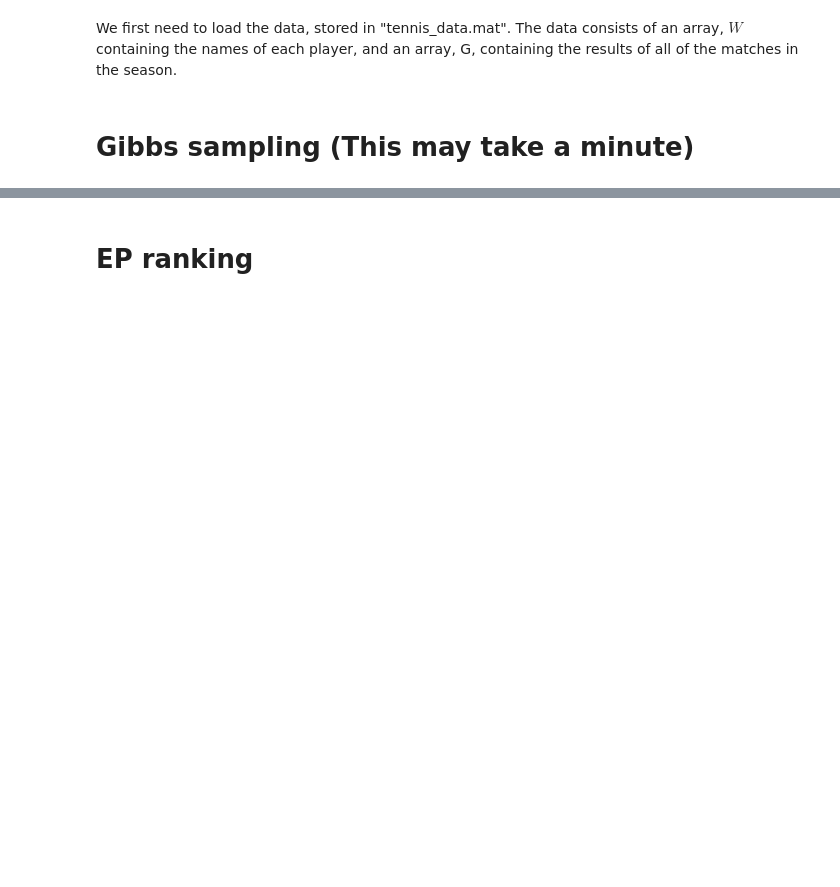
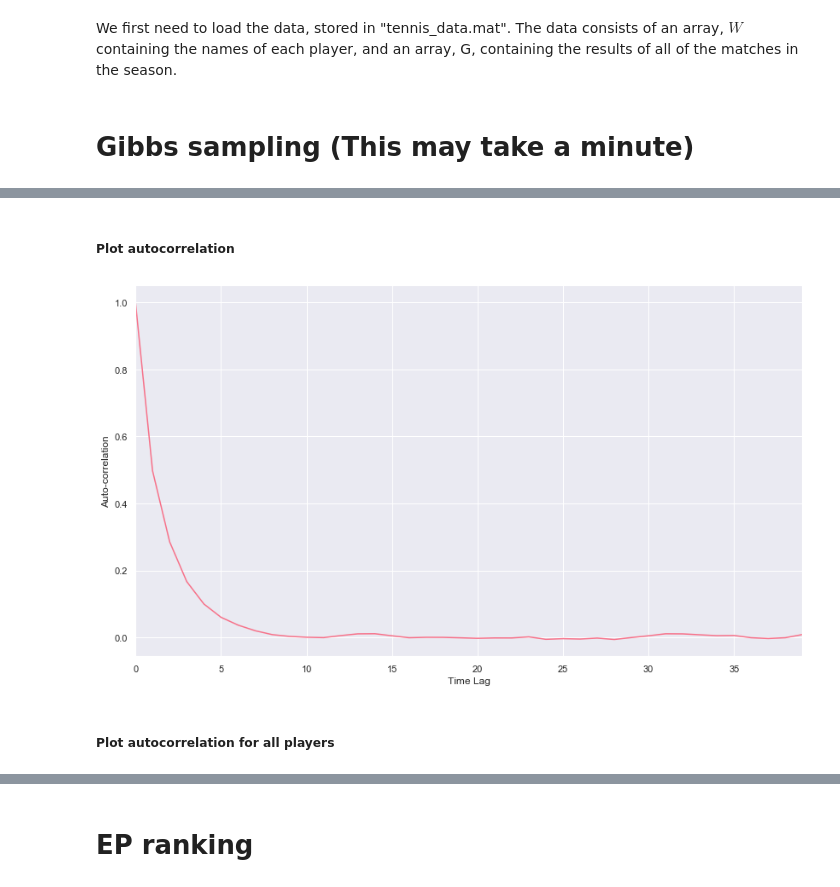
Before and after one commit to BrunoKM/probabilistic-ranking, a Jupyter notebook: coursework2.ipynb, the cells around one changed output, grey strips where cells are left out. Saved outputs shown, nothing was run; the diff lists cells and outputs as text; code cells hidden in the pictures; blank space fills up the shorter version.

```diff
--- a/coursework2.ipynb
+++ b/coursework2.ipynb
@@ -71,7 +70,19 @@ skill_samples = gibbs_sample(G, M, num_iters)#, random_nums)
+# %% [markdown]
+##### Plot autocorrelation
 # %%
 # Code for plotting the autocorrelation function for player p
-p = 5
-autocor = np.zeros(10)
-for i in range(10):
+plt.figure(figsize=(14,8))
+show_n_steps = 40
+p = 0
+autocor = np.zeros(show_n_steps)
+for i in range(show_n_steps):
     autocor[i]=pd.Series.autocorr(pd.Series(skill_samples[p,:]),lag=i)
-plt.plot(autocor)
+plt.plot(autocor);
+plt.xlabel('Time Lag');
+plt.ylabel('Auto-correlation')
+plt.xlim(0, 39)
+plt.savefig('plots/single_autocorrelation.eps', format='eps', dpi=200)
+# %% [output]
+[figure, added]
+# %% [markdown]
+##### Plot autocorrelation for all players
```
Also changed, not shown: parts of 77 cells of this notebook, 5 other files.
